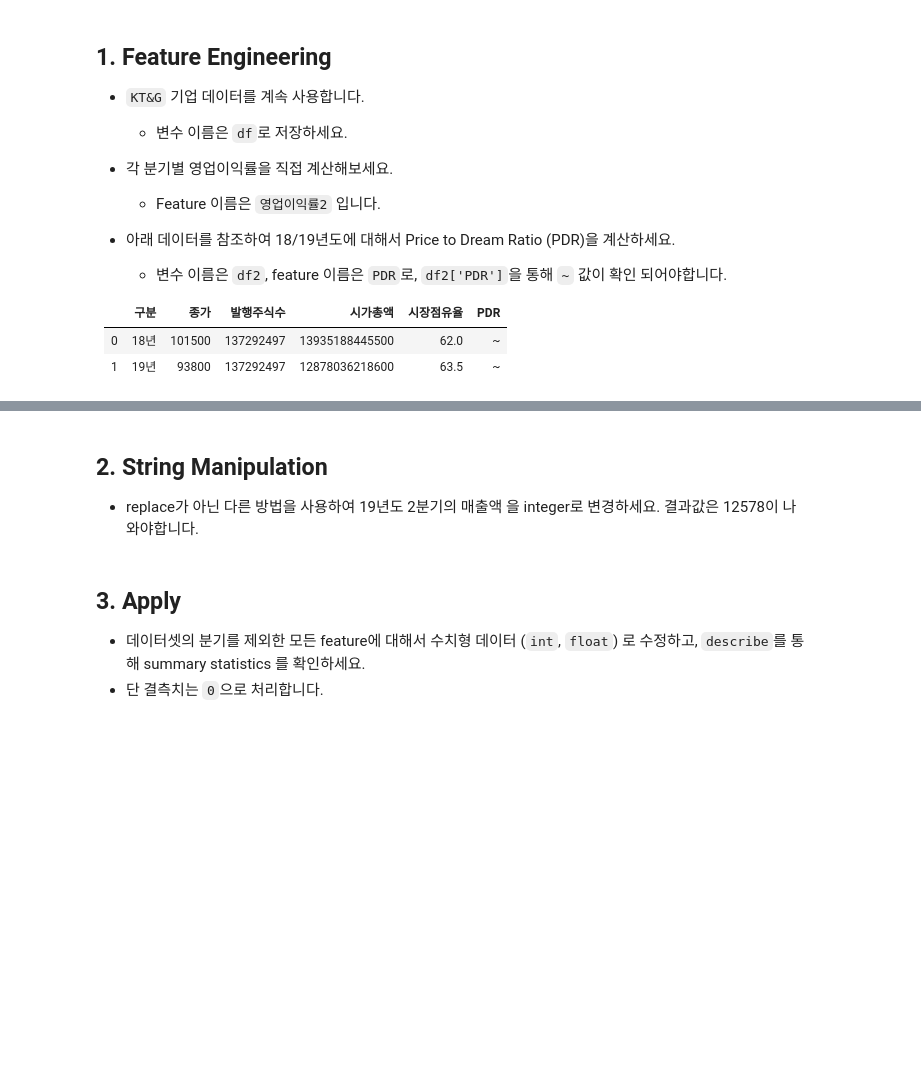
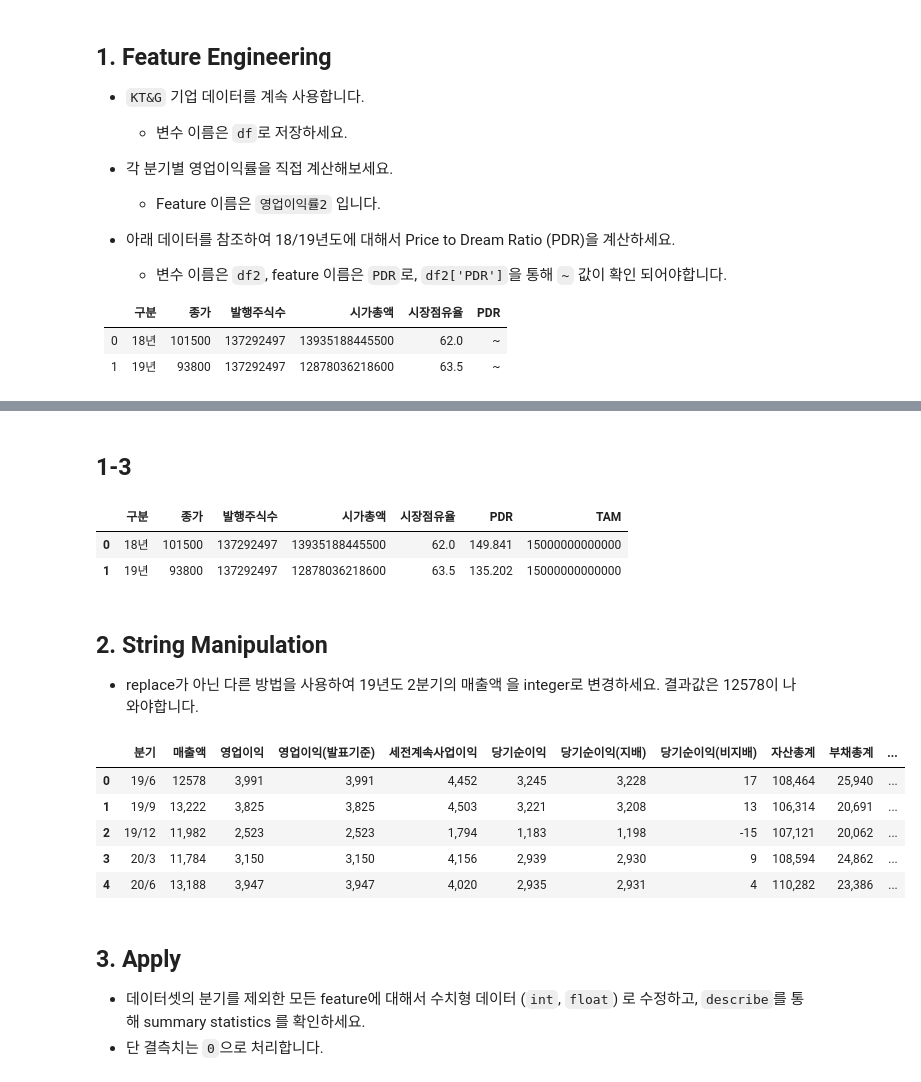
Before and after one commit to ttogle918/ds-zip, a Jupyter notebook: n112-feature-engineering/n112a-feature-engineering.ipynb, the cells around one changed output, grey strips where cells are left out. Saved outputs shown, nothing was run; the diff lists cells and outputs as text; code cells hidden in the pictures; blank space fills up the shorter version.

```diff
--- a/n112-feature-engineering/n112a-feature-engineering.ipynb
+++ b/n112-feature-engineering/n112a-feature-engineering.ipynb
@@ -30,7 +111,46 @@ headers = ['분기', '매출액', '영업이익', '영업이익(발표기준)',
+# %% [markdown]
+## 1-3
+# %%
+# 아래 데이터를 참조하여 18/19년도에 대해서 Price to Dream Ratio (PDR)을 계산하세요.
+#변수 이름은 df2, feature 이름은 PDR로, df2['PDR']을 통해 ~ 값이 확인 되어야합니다.
+
+df2 = pd.DataFrame({"구분":["18년", "19년"],
+                    "종가":[101500, 93800],
+                    "발행주식수":[137292497, 137292497],
+                    "시가총액": [13935188445500, 12878036218600],
+                    "시장점유율": [62.0, 63.5],
+                    "PDR":["~", "~"],
+                    "TAM": [15000000000000, 15000000000000]
+                    })
+
+df2['PDR'] = df2['시가총액']/(df2['TAM']*df2['시장점유율']/100) * 100
+df2['PDR'] = df2['PDR'].round(decimals=3)
+
+df2
+# %% [output]
+|  | 구분 | 종가 | 발행주식수 | 시가총액 | 시장점유율 | PDR | TAM |
+| 0 | 18년 | 101500 | 137292497 | 13935188445500 | 62.0 | 149.841 | 15000000000000 |
+| 1 | 19년 | 93800 | 137292497 | 12878036218600 | 63.5 | 135.202 | 15000000000000 |
 # %% [markdown]
 ## 2. String Manipulation
 
 - replace가 아닌 다른 방법을 사용하여 19년도 2분기의 매출액 을 integer로 변경하세요. 결과값은 12578이 나와야합니다.
+# %%
+# x = int(''.join(i for i in x
+#                if i is not ',')
+# )
+
+df_temp = df.copy()
+df_temp.iloc[0, 1] = df_temp.iloc[0, 1][0:2] + df_temp.iloc[0, 1][3:6]
+df_temp.iloc[0, 1] = pd.to_numeric(df_temp.iloc[0, 1])
+df_temp
+# %% [output]
+|  | 분기 | 매출액 | 영업이익 | 영업이익(발표기준) | 세전계속사업이익 | 당기순이익 | 당기순이익(지배) | 당기순이익(비지배) | 자산총계 | 부채총계 | ... |
+| 0 | 19/6 | 12578 | 3,991 | 3,991 | 4,452 | 3,245 | 3,228 | 17 | 108,464 | 25,940 | ... |
+| 1 | 19/9 | 13,222 | 3,825 | 3,825 | 4,503 | 3,221 | 3,208 | 13 | 106,314 | 20,691 | ... |
+| 2 | 19/12 | 11,982 | 2,523 | 2,523 | 1,794 | 1,183 | 1,198 | -15 | 107,121 | 20,062 | ... |
+| 3 | 20/3 | 11,784 | 3,150 | 3,150 | 4,156 | 2,939 | 2,930 | 9 | 108,594 | 24,862 | ... |
+| 4 | 20/6 | 13,188 | 3,947 | 3,947 | 4,020 | 2,935 | 2,931 | 4 | 110,282 | 23,386 | ... |
 # %% [markdown]
 ## 3. Apply
 - 데이터셋의 분기를 제외한 모든 feature에 대해서 수치형 데이터 (`int`, `float`) 로 수정하고, `describe`를 통해 summary statistics 를 확인하세요.
```
Also changed, not shown: parts of 11 cells of this notebook.
